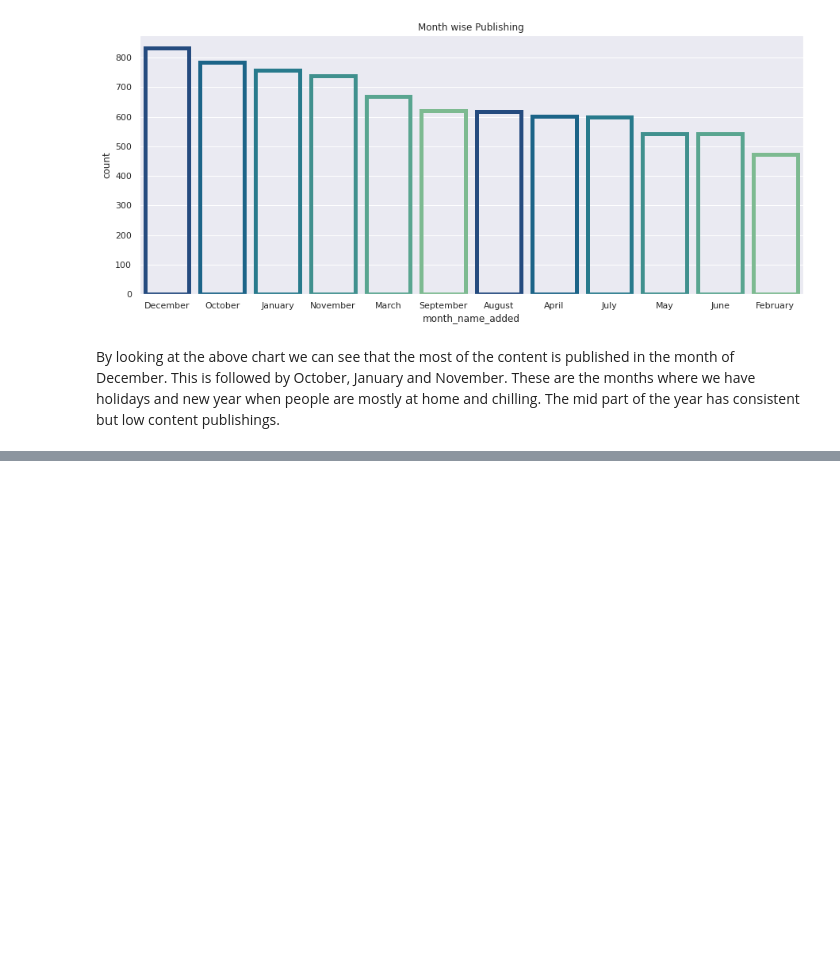
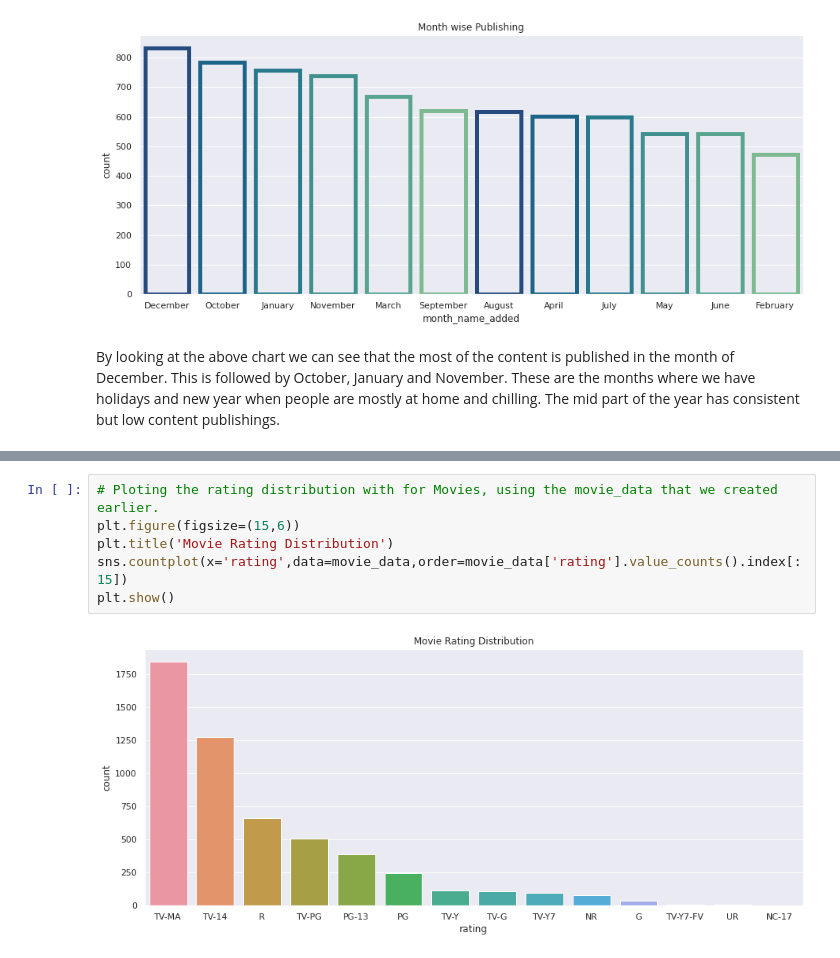
Before and after one commit to vinayakpotdar2114/Capstone-Project-4-Netflix-Movies-and-TV-Shows-Clustering, a Jupyter notebook: NETFLIX_MOVIES_AND_TV_SHOWS_CLUSTERING.ipynb, the cells around one changed output, grey strips where cells are left out. Cells and saved outputs as stored; diff of their text form; blank space fills up the shorter version.

```diff
--- a/NETFLIX_MOVIES_AND_TV_SHOWS_CLUSTERING.ipynb
+++ b/NETFLIX_MOVIES_AND_TV_SHOWS_CLUSTERING.ipynb
@@ -421,0 +471,8 @@ By looking at the above chart we can see that the most of the content is publish
+# %%
+# Ploting the rating distribution with for Movies, using the movie_data that we created earlier.
+plt.figure(figsize=(15,6))
+plt.title('Movie Rating Distribution')
+sns.countplot(x='rating',data=movie_data,order=movie_data['rating'].value_counts().index[:15])
+plt.show()
+# %% [output]
+[figure, added]
```
Also changed, not shown: parts of 62 cells of this notebook.
